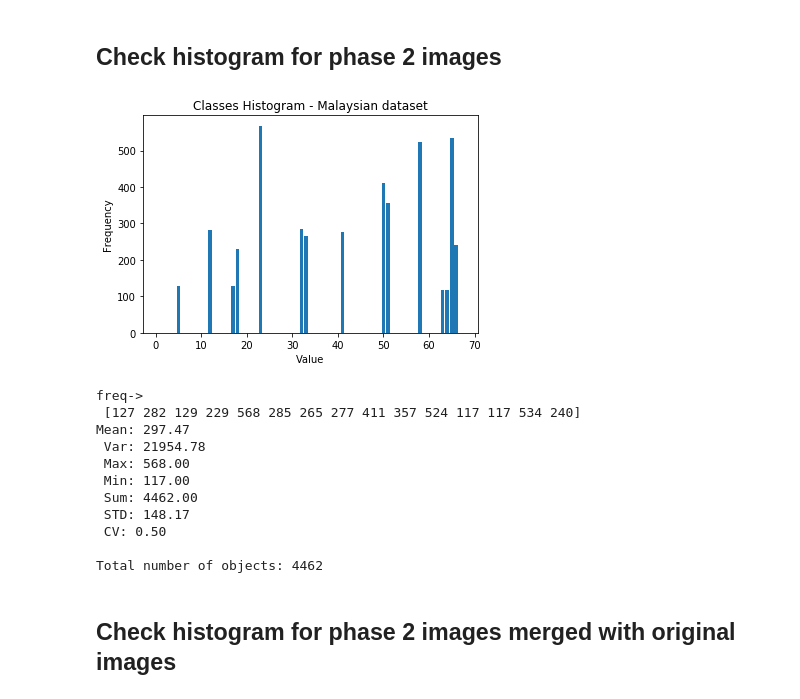
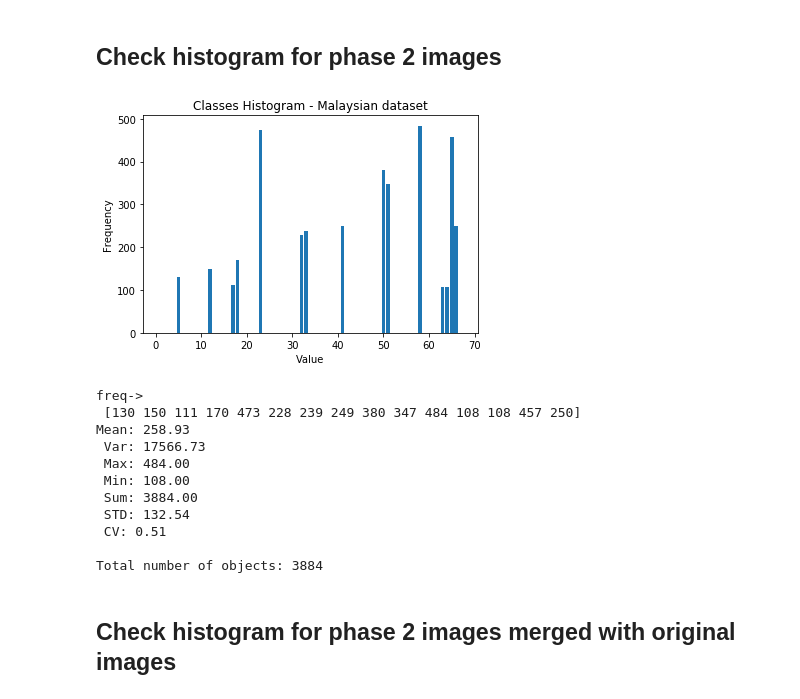
Before and after one commit to hhawary/MTSD_Augmentation, a Jupyter notebook: Augmentv2.ipynb, the cells around one changed output. Cells and saved outputs as stored; diff of their text form; code cells hidden in the pictures.

```diff
--- a/Augmentv2.ipynb
+++ b/Augmentv2.ipynb
@@ -834,7 +821,7 @@ im_path = './data/test/aug2/'
 files = [f for f in os.listdir(im_path) if os.path.isfile(os.path.join(im_path,f))]
 # %%
-mask_path = './data/test/aug2_gt/'
-label_path = './data/test/aug2_labels/'
+mask_path = './data/test2/aug2_gt/'
+label_path = './data/test2/aug2_labels/'
 
 for fil in files:
     if not os.path.isfile(os.path.join(label_path, fil.split('.')[0]+'.txt')):
@@ -877,5 +871,5 @@ Output directory set to ./data/test/aug2/output.33 ground truth image(s) found.
 # %%
-aug_path = './data/test/aug2/output/'
+aug_path = './data/test2/aug2/output/'
 files = [f for f in os.listdir(aug_path) if os.path.isfile(os.path.join(aug_path,f))]
 
 gts = []
@@ -913,10 +907,10 @@ _groundtruth_(1)_aug_49_aug.jpg_45daa9b6-92a4-4fc2-893e-f08ac42f23d1.jpg False
 # P1860079.JPG
 
 #ff = '130.jpg'
-mask_gt_path = './data/test/aug2/output/'
-label_path = './data/test/aug2_labels/'
+mask_gt_path = './data/test2/aug2/output/'
+label_path = './data/test2/aug2_labels/'
 
-f_out = open('results/gt_phase_2.txt', 'w')
+f_out = open('results2/gt_phase_2.txt', 'w')
 for aug in augs:
     aug_sp = aug.split('_')
     gt = aug.replace('aug2_original_', '_groundtruth_(1)_aug2_')
@@ -999,9 +998,9 @@ import matplotlib.pyplot as plt
 import matplotlib.image as mpimg
 import numpy as np
 
-mask_gt_path = './data/test/aug2/output/'
-label_path = './data/test/aug2_labels/'
-f_anno = open('results/gt_phase_2.txt', 'r')
+mask_gt_path = './data/test2/aug2/output/'
+label_path = './data/test2/aug2_labels/'
+f_anno = open('results2/gt_phase_2.txt', 'r')
 lines = f_anno.readlines()
 
 outlayer = []
@@ -1015,7 +1014,7 @@ for i, line in enumerate(lines):
         x2 = int(spl[3])#-1
         y2 = int(spl[4])#-1
 
-        f_fname = os.path.join('./data/test/aug2/',fname)
+        f_fname = os.path.join('./data/test2/aug2/',fname)
         img = Image.open(f_fname)
         #img=mpimg.imread(f_fname)
         #if (x1 == 0) or (x2 == img.shape[1]) or (y1 == 0) or (y2 == img.shape[0]):
@@ -1160,7 +1159,7 @@ import numpy as np
 
 %matplotlib inline
 
-file_p = 'results/gt_phase_2.txt'
+file_p = 'results2/gt_phase_2.txt'
 
 #file_p = '/home/hossam/PycharmProjects/tsr-py-faster-rcnn/data/GTSDB/Annotations/gt.txt'
 
@@ -1178,43 +1177,43 @@ for line in file:
 # plt.legend()
 # plt.show()
 
 plt.hist(tmp,histtype='bar', rwidth=0.8,bins=range(1,69,1), align='left')
 ###plt.hist(tmp,histtype='bar', rwidth=0.8,bins=range(1,50,1), align='left')
 plt.title("Classes Histogram - Malaysian dataset")
 plt.xlabel("Value")
 plt.ylabel("Frequency")
 
 plt.show()
 
 #print tmp
 file.close()
 a = np.array(tmp)
 unique, counts = np.unique(a, return_counts=True)
 
 frq = np.array(counts)
 print ('freq->\n',counts)
 #print keep
 #print classes[keep]
 #print a.mean(), a.var(), a.max(), a.min(), a.sum(), a.std()
 print ('Mean: {:.2f}\n'.format(frq.mean()),\
     'Var: {:.2f}\n'.format(frq.var()),\
     'Max: {:.2f}\n'.format(frq.max()),\
     'Min: {:.2f}\n'.format(frq.min()),\
     'Sum: {:.2f}\n'.format(frq.sum()),\
     'STD: {:.2f}\n'.format(frq.std()),\
     'CV: {:.2f}\n'.format(frq.std()/frq.mean()) )
 print ('Total number of objects:',len(tmp))
 # %% [output]
-[figure, old version]
+[figure, new version]
 freq->
- [127 282 129 229 568 285 265 277 411 357 524 117 117 534 240]
-Mean: 297.47
- Var: 21954.78
- Max: 568.00
- Min: 117.00
- Sum: 4462.00
- STD: 148.17
- CV: 0.50
+ [130 150 111 170 473 228 239 249 380 347 484 108 108 457 250]
+Mean: 258.93
+ Var: 17566.73
+ Max: 484.00
+ Min: 108.00
+ Sum: 3884.00
+ STD: 132.54
+ CV: 0.51
 
-Total number of objects: 4462
+Total number of objects: 3884
 # %%
```
Also changed, not shown: parts of 37 cells of this notebook, 7 other files.
